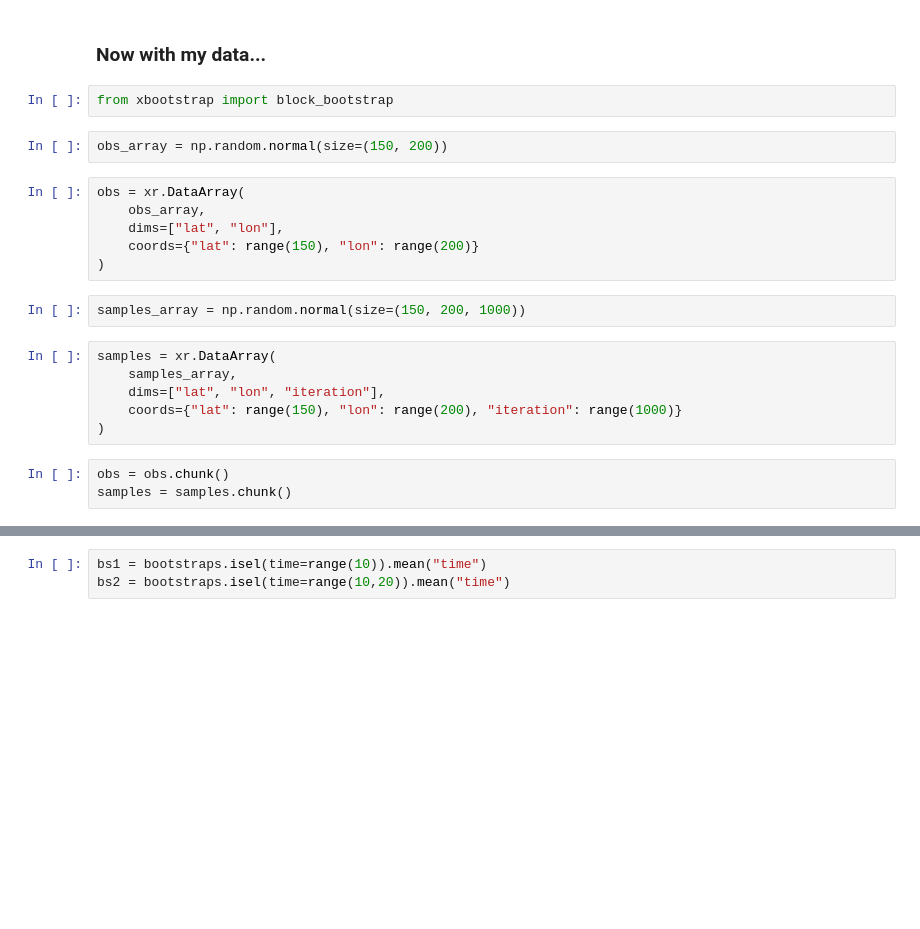
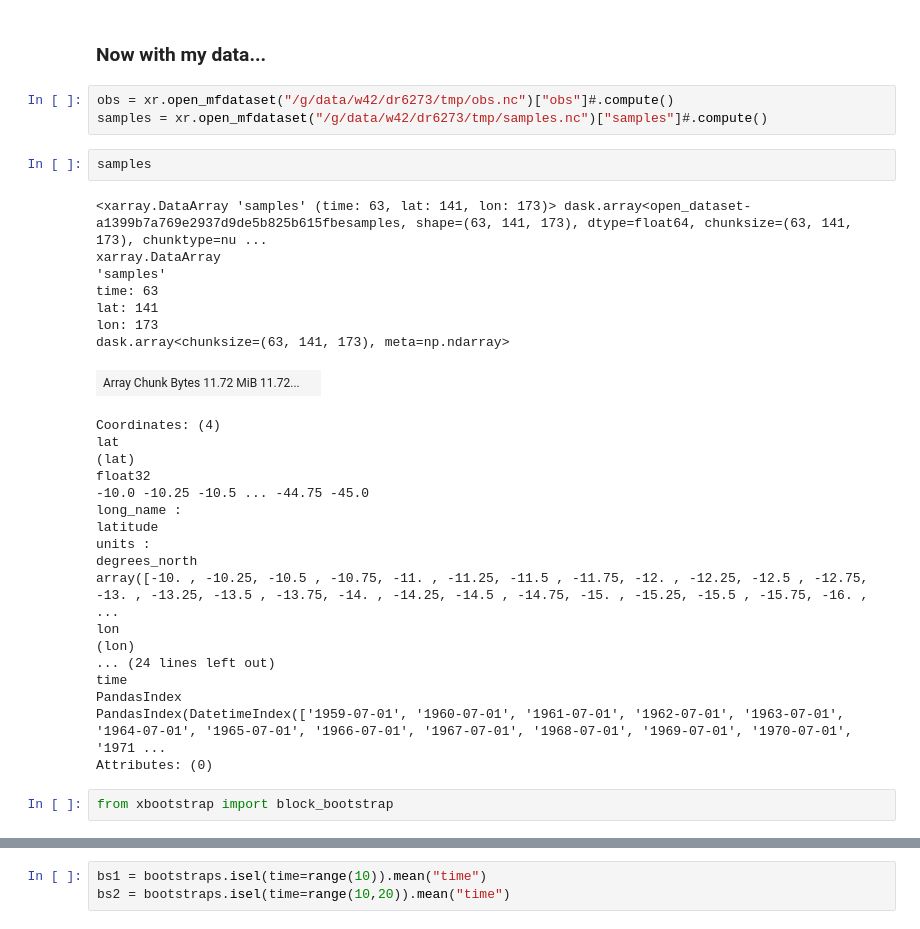
Before and after one commit to dougrichardson/Richardson_2023_energy, a Jupyter notebook: bootstrapping.ipynb, the cells around one changed output, grey strips where cells are left out. Cells and saved outputs as stored; diff of their text form; blank space fills up the shorter version.

```diff
--- a/bootstrapping.ipynb
+++ b/bootstrapping.ipynb
@@ -123,24 +151,36 @@ obs.to_dataset(name="obs").to_netcdf("/g/data/w42/dr6273/tmp/obs.nc", mode="w")
 samples.to_dataset(name="samples").to_netcdf("/g/data/w42/dr6273/tmp/samples.nc", mode="w")
 # %% [markdown]
 ### Now with my data...
+# %%
+obs = xr.open_mfdataset("/g/data/w42/dr6273/tmp/obs.nc")["obs"]#.compute()
+samples = xr.open_mfdataset("/g/data/w42/dr6273/tmp/samples.nc")["samples"]#.compute()
+# %%
+samples
+# %% [output]
+<xarray.DataArray 'samples' (time: 63, lat: 141, lon: 173)> dask.array<open_dataset-a1399b7a769e2937d9de5b825b615fbesamples, shape=(63, 141, 173), dtype=float64, chunksize=(63, 141, 173), chunktype=nu ...
+xarray.DataArray
+'samples'
+time: 63
+lat: 141
+lon: 173
+dask.array<chunksize=(63, 141, 173), meta=np.ndarray>
+| Array Chunk Bytes 11.72 MiB 11.72... |  |
+Coordinates: (4)
+lat
+(lat)
+float32
+-10.0 -10.25 -10.5 ... -44.75 -45.0
+long_name :
+latitude
+units :
+degrees_north
+array([-10. , -10.25, -10.5 , -10.75, -11. , -11.25, -11.5 , -11.75, -12. , -12.25, -12.5 , -12.75, -13. , -13.25, -13.5 , -13.75, -14. , -14.25, -14.5 , -14.75, -15. , -15.25, -15.5 , -15.75, -16. ,  ...
+lon
+(lon)
+... (24 lines left out)
+time
+PandasIndex
+PandasIndex(DatetimeIndex(['1959-07-01', '1960-07-01', '1961-07-01', '1962-07-01', '1963-07-01', '1964-07-01', '1965-07-01', '1966-07-01', '1967-07-01', '1968-07-01', '1969-07-01', '1970-07-01', '1971 ...
+Attributes: (0)
 # %%
 from xbootstrap import block_bootstrap
-# %%
-obs_array = np.random.normal(size=(150, 200))
-# %%
-obs = xr.DataArray(
-    obs_array,
-    dims=["lat", "lon"],
-    coords={"lat": range(150), "lon": range(200)}
-)
-# %%
-samples_array = np.random.normal(size=(150, 200, 1000))
-# %%
-samples = xr.DataArray(
-    samples_array,
-    dims=["lat", "lon", "iteration"],
-    coords={"lat": range(150), "lon": range(200), "iteration": range(1000)}
-)
-# %%
-obs = obs.chunk()
-samples = samples.chunk()
```
Also changed, not shown: parts of 14 cells of this notebook, 4 other files.
